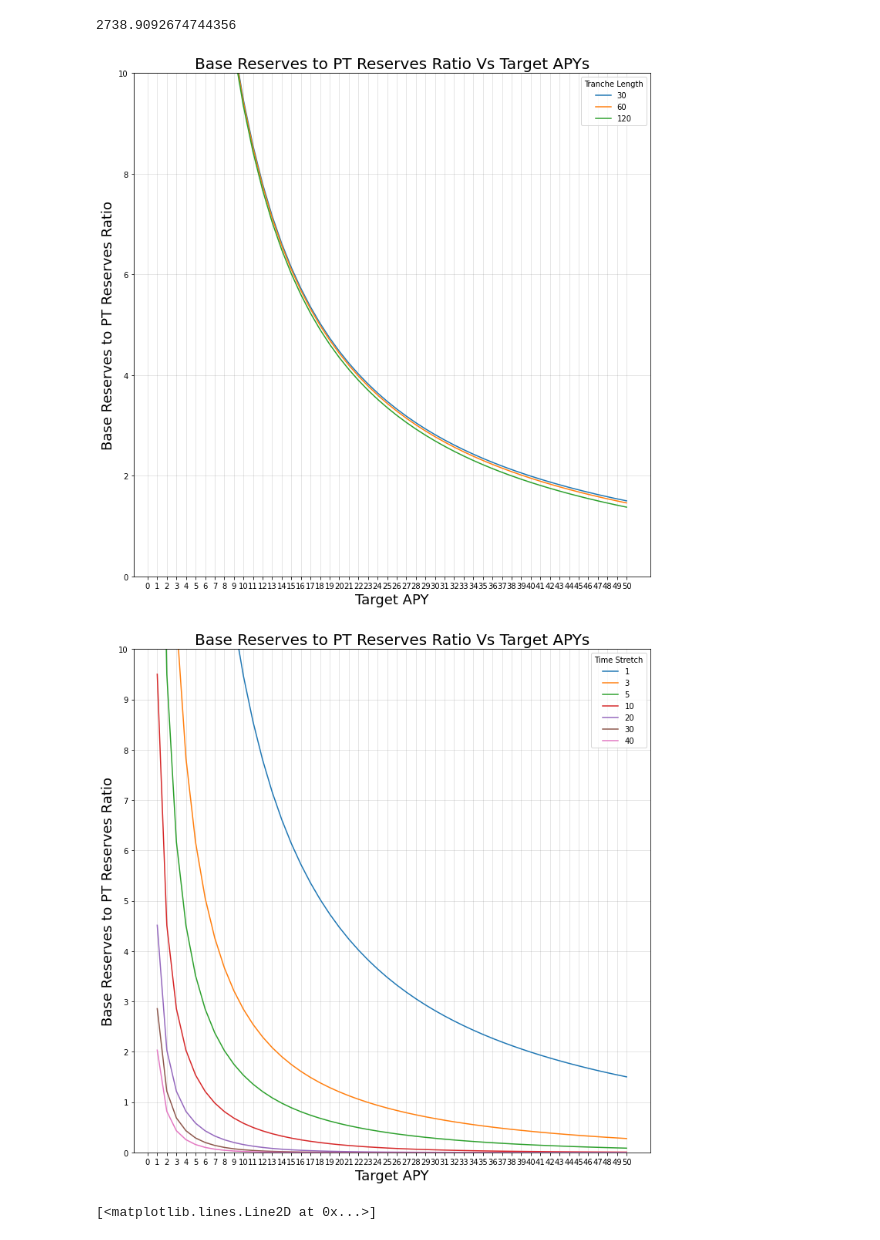
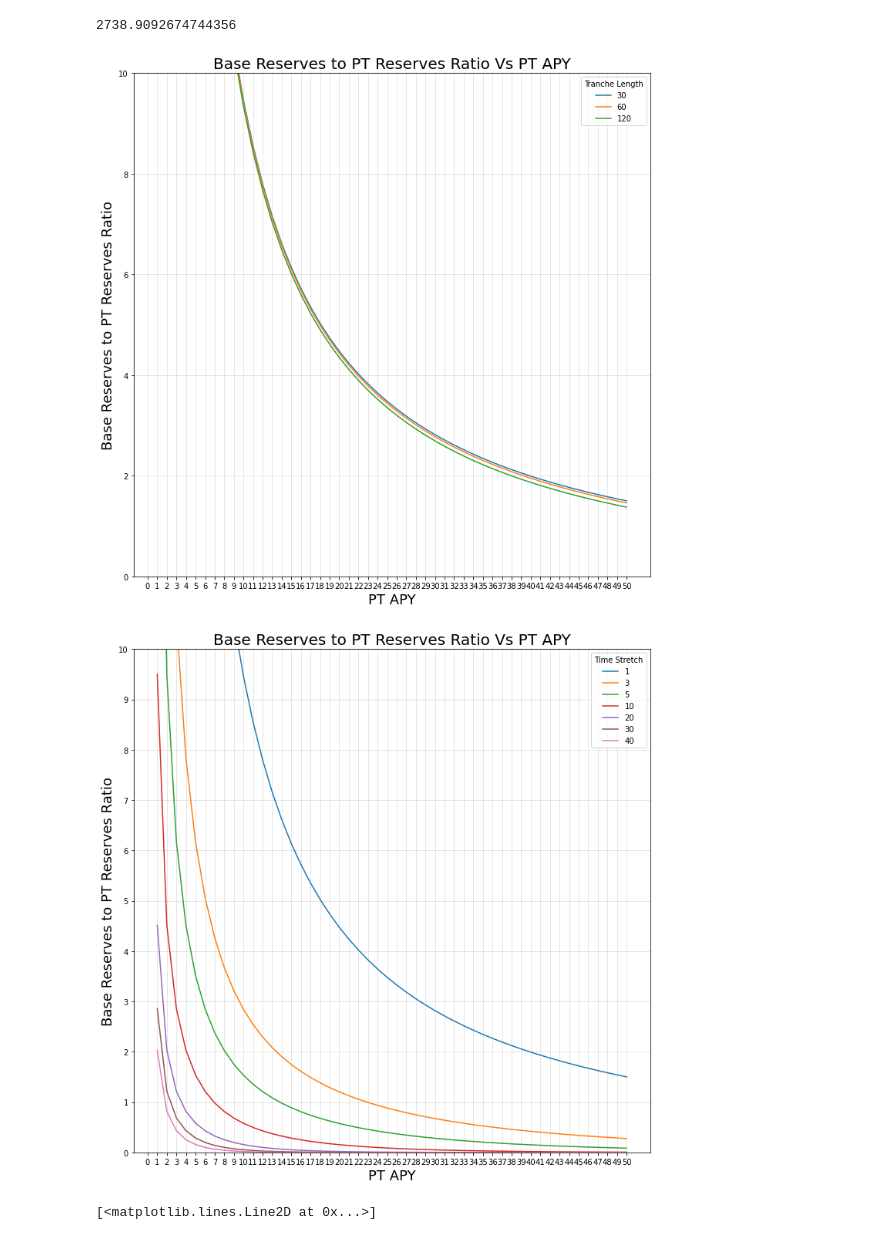
Before and after one commit to delvtech/agent0, a Jupyter notebook: limits_to_price_discovery.ipynb, the cells around one changed output. Cells and saved outputs as stored; diff of their text form; code cells hidden in the pictures.

```diff
--- a/limits_to_price_discovery.ipynb
+++ b/limits_to_price_discovery.ipynb
@@ -160,33 +136,33 @@ resulting apy: 28.389092674744358
 # %%
 import matplotlib.pyplot as plt
 import numpy as np
 fig, ax = plt.subplots(figsize=(12,12))
 time_stretch=1
 
 for tranche_length in [30,60,120]:
     apy_data = []
     x_reserves_data = []
     for APY in np.arange(1, 51, 1):
       days_until_maturity = tranche_length
       y_reserves=100
       x_reserves = calc_x_reserves(APY,y_reserves,days_until_maturity,time_stretch)
       apy_data.append(APY)
       x_reserves_data.append(x_reserves/y_reserves)
 
     x=apy_data
     y=x_reserves_data
-    ax.set_xlabel("Target APY",fontsize=18)
+    ax.set_xlabel("PT APY",fontsize=18)
     ax.set_ylabel("Base Reserves to PT Reserves Ratio",fontsize=18)
     ax.set_xticks(np.arange(0, 51, 1))
     ax.set_ylim(0,10)
     #ax.set_yticks(np.arange(0, 105, 5))
     ax.plot(x, y,label=tranche_length)
     ax.legend(title="Tranche Length")
-plt.title("Base Reserves to PT Reserves Ratio Vs Target APYs",fontsize=20 )
+plt.title("Base Reserves to PT Reserves Ratio Vs PT APY",fontsize=20 )
 plt.grid(b=True, which='major', color='#666666', linestyle='-',alpha=0.2)
 plt.show()
 # %% [output]
-[figure, old version]
+[figure, new version]
 # %%
 import matplotlib.pyplot as plt
 import numpy as np
@@ -204,18 +180,18 @@ for time_stretch in [1,3,5,10,20,30,40]:
 
     x=apy_data
     y=x_reserves_data
-    ax.set_xlabel("Target APY",fontsize=18)
+    ax.set_xlabel("PT APY",fontsize=18)
     ax.set_ylabel("Base Reserves to PT Reserves Ratio",fontsize=18)
     ax.set_xticks(np.arange(0, 51, 1))
     ax.set_ylim(0,10)
     ax.set_yticks(np.arange(0, 11, 1))
     ax.plot(x, y,label=time_stretch)
     ax.legend(title="Time Stretch")
-plt.title("Base Reserves to PT Reserves Ratio Vs Target APYs",fontsize=20 )
+plt.title("Base Reserves to PT Reserves Ratio Vs PT APY",fontsize=20 )
 plt.grid(b=True, which='major', color='#666666', linestyle='-',alpha=0.2)
 plt.show()
 # %% [output]
-[figure, old version]
+[figure, new version]
 # %%
 import numpy as np
 import matplotlib.pyplot as plt
```
Also changed, not shown: parts of 7 cells of this notebook, 1 other file.
